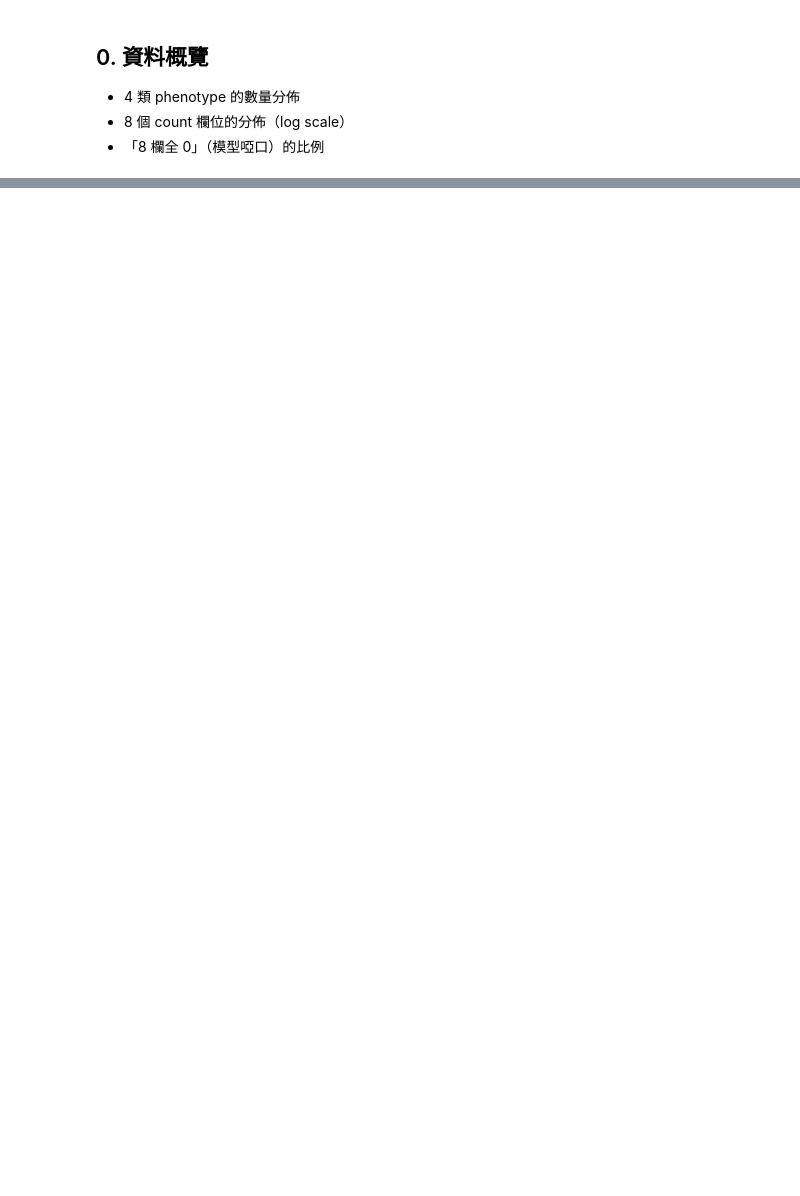
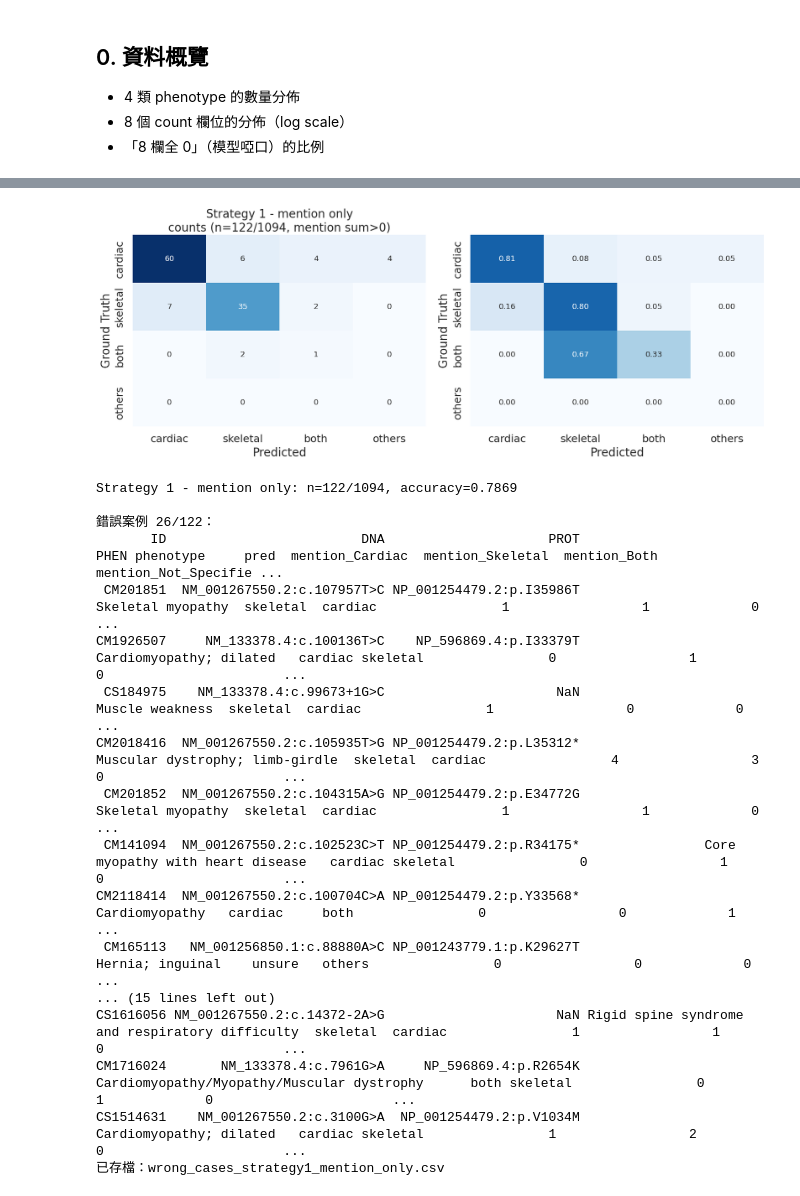
Before and after one commit to nain9172/ttn-agent, a Jupyter notebook: validate_phenotype.ipynb, the cells around one changed output, grey strips where cells are left out. Saved outputs shown, nothing was run; the diff lists cells and outputs as text; code cells hidden in the pictures; blank space fills up the shorter version.

```diff
--- a/validate_phenotype.ipynb
+++ b/validate_phenotype.ipynb
@@ -96,30 +120,42 @@ plt.show()
 # %%
-n_before = len(df)
-df = df[df[ALL_COUNT_COLS].sum(axis=1) > 0].reset_index(drop=True).copy()
-ABSTAIN = "abstain"
+# Strategy 1 — mention only：只考慮 mention_* 四欄加總 > 0 的變異，取四欄 argmax
+mask = df[MENTION4].sum(axis=1) > 0
+sub = df[mask]
+pred = [LABELS4[i] for i in sub[MENTION4].values.argmax(axis=1)]
 
-def _argmax_tissue(row, cols):
-    vals = np.array([row[c] for c in cols], dtype=float)
-    if vals.sum() == 0:
-        return ABSTAIN
-    idx = int(np.argmax(vals))
-    return TISSUE2LABEL[TISSUES[idx]]
+plot_two_cm(
+    "Strategy 1 - mention only",
+    sub["phenotype"].values, pred,
+    n_used=int(mask.sum()), n_pool=len(df), pool_desc="mention sum>0",
+)
 
-def rule_C_mention_first(row):
-    p = _argmax_tissue(row, MENTION_COLS)
-    if p != ABSTAIN:
-        return p
-    return _argmax_tissue(row, NOMENT_COLS)
+# 印出分類錯誤的 case
+sub = sub.assign(pred=pred)
+wrong = sub[sub["phenotype"] != sub["pred"]]
+print(f"\n錯誤案例 {len(wrong)}/{len(sub)}：")
+show_cols = ["ID", "DNA", "PROT", "PHEN", "phenotype", "pred"] + MENTION4
+with pd.option_context("display.max_rows", None, "display.max_columns", None, "display.width", 240):
+    print(wrong[show_cols].to_string(index=False))
 
-def rule_D_no_notspec(row):
-    cols3 = ["Cardiac", "Skeletal", "Both"]
-    vals = np.array([row[f"mention_{t}"] + row[f"no_mention_{t}"] for t in cols3], dtype=float)
-    if vals.sum() == 0:
-        return ABSTAIN
-    return TISSUE2LABEL[cols3[int(np.argmax(vals))]]
-
-pred = pd.DataFrame(index=df.index)
-pred["C_fallback"] = df.apply(rule_C_mention_first, axis=1)
-pred["D_no_notspec"] = df.apply(rule_D_no_notspec, axis=1)
-pred["truth"] = df["phenotype"].values
-# pred.head()
+out_csv = "wrong_cases_strategy1_mention_only.csv"
+wrong[show_cols].to_csv(out_csv, index=False)
+print(f"已存檔：{out_csv}")
+# %% [output]
+[figure, added]
+Strategy 1 - mention only: n=122/1094, accuracy=0.7869
+
+錯誤案例 26/122：
+       ID                         DNA                     PROT                                            PHEN phenotype     pred  mention_Cardiac  mention_Skeletal  mention_Both  mention_Not_Specifie ...
+ CM201851  NM_001267550.2:c.107957T>C NP_001254479.2:p.I35986T                               Skeletal myopathy  skeletal  cardiac                1                 1             0                       ...
+CM1926507     NM_133378.4:c.100136T>C    NP_596869.4:p.I33379T                         Cardiomyopathy; dilated   cardiac skeletal                0                 1             0                       ...
+ CS184975    NM_133378.4:c.99673+1G>C                      NaN                                 Muscle weakness  skeletal  cardiac                1                 0             0                       ...
+CM2018416  NM_001267550.2:c.105935T>G NP_001254479.2:p.L35312*                 Muscular dystrophy; limb-girdle  skeletal  cardiac                4                 3             0                       ...
+ CM201852  NM_001267550.2:c.104315A>G NP_001254479.2:p.E34772G                               Skeletal myopathy  skeletal  cardiac                1                 1             0                       ...
+ CM141094  NM_001267550.2:c.102523C>T NP_001254479.2:p.R34175*                Core myopathy with heart disease   cardiac skeletal                0                 1             0                       ...
+CM2118414  NM_001267550.2:c.100704C>A NP_001254479.2:p.Y33568*                                  Cardiomyopathy   cardiac     both                0                 0             1                       ...
+ CM165113   NM_001256850.1:c.88880A>C NP_001243779.1:p.K29627T                                Hernia; inguinal    unsure   others                0                 0             0                       ...
+... (15 lines left out)
+CS1616056 NM_001267550.2:c.14372-2A>G                      NaN Rigid spine syndrome and respiratory difficulty  skeletal  cardiac                1                 1             0                       ...
+CM1716024       NM_133378.4:c.7961G>A     NP_596869.4:p.R2654K      Cardiomyopathy/Myopathy/Muscular dystrophy      both skeletal                0                 1             0                       ...
+CS1514631    NM_001267550.2:c.3100G>A  NP_001254479.2:p.V1034M                         Cardiomyopathy; dilated   cardiac skeletal                1                 2             0                       ...
+已存檔：wrong_cases_strategy1_mention_only.csv
```
Also changed, not shown: parts of 14 cells of this notebook, 4 other files.
